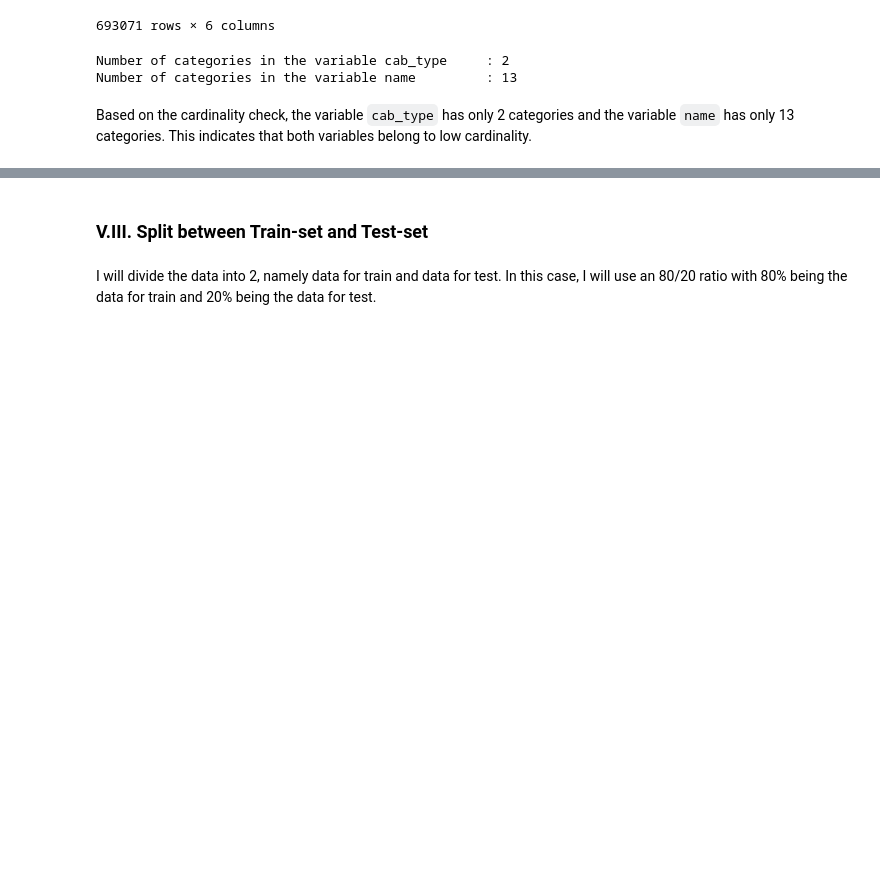
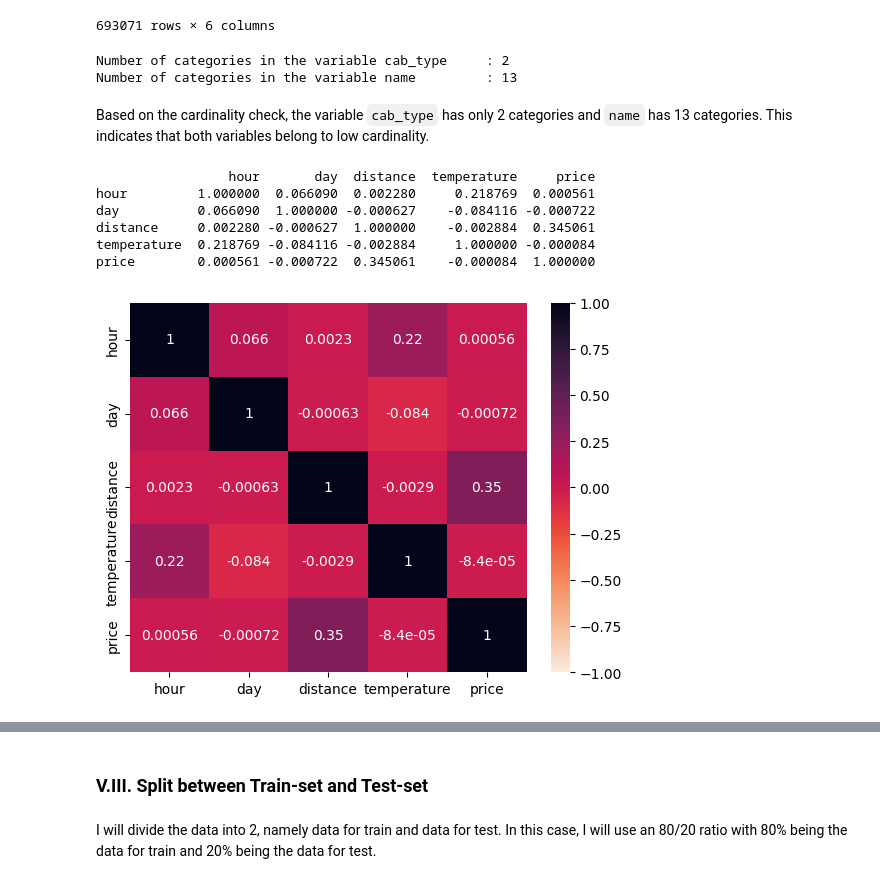
Before and after one commit to theonugraha/Price-Predict-using-Linear-Regression-on-The-Ride-Hailing-Platform, a Jupyter notebook: h8dsft_P1G1_Theo.ipynb, the cells around one changed output, grey strips where cells are left out. Drawn from its saved outputs; the diff is of its cells as text; code cells hidden in the pictures; blank space fills up the shorter version.

```diff
--- a/h8dsft_P1G1_Theo.ipynb
+++ b/h8dsft_P1G1_Theo.ipynb
@@ -424,4 +439,23 @@ print('Number of categories in the variable name         : {}'.format(len(X.name
 Number of categories in the variable cab_type     : 2
 Number of categories in the variable name         : 13
 # %% [markdown]
-Based on the cardinality check, the variable `cab_type` has only 2 categories and the variable `name` has only 13 categories. This indicates that both variables belong to low cardinality.
+Based on the cardinality check, the variable `cab_type` has only 2 categories and `name` has 13 categories. This indicates that both variables belong to low cardinality.
+# %%
+# Correlation Test
+
+df_corr = df[['hour', 'day', 'distance', 'temperature', 'price' ]]
+print(df_corr.corr())
+
+# Plotting to simplify the process of analyzing the correlation between parameters.
+
+sns.heatmap(df_corr.corr(), vmin=-1, vmax=1,
+annot=True, cmap="rocket_r")
+plt.show()
+# %% [output]
+                 hour       day  distance  temperature     price
+hour         1.000000  0.066090  0.002280     0.218769  0.000561
+day          0.066090  1.000000 -0.000627    -0.084116 -0.000722
+distance     0.002280 -0.000627  1.000000    -0.002884  0.345061
+temperature  0.218769 -0.084116 -0.002884     1.000000 -0.000084
+price        0.000561 -0.000722  0.345061    -0.000084  1.000000
+[figure, added]
```
Also changed, not shown: parts of 31 cells of this notebook, 4 other files.
